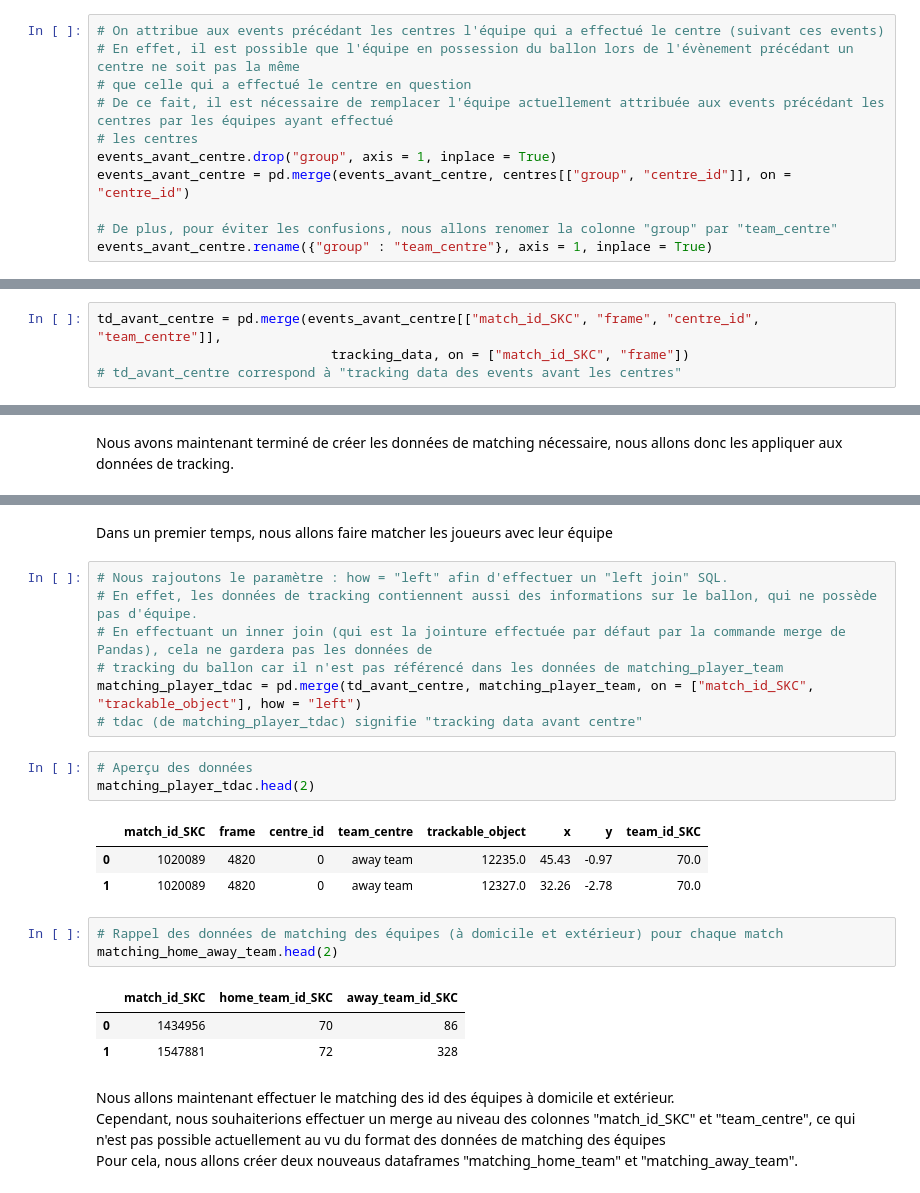
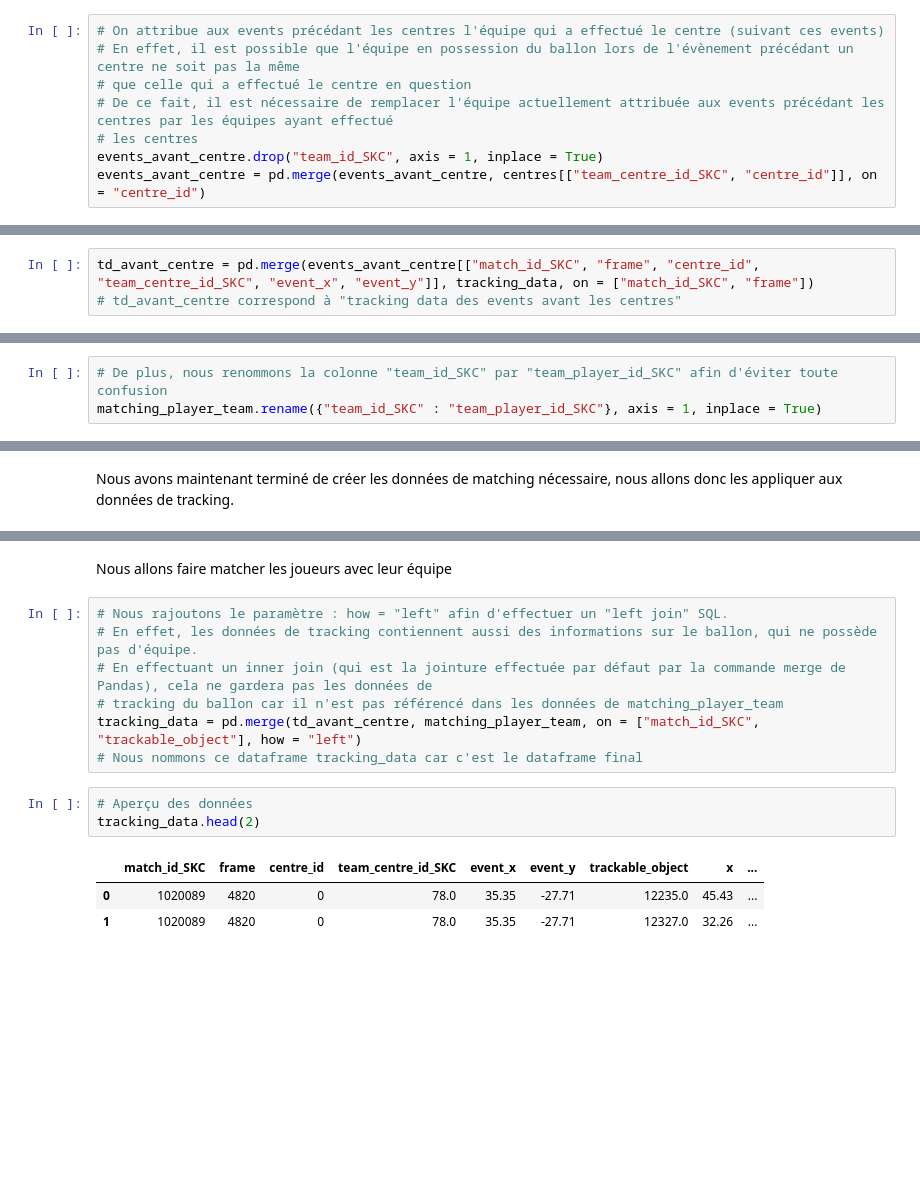
Before and after one commit to Nathan7128/PROJET-4A, a Jupyter notebook: Traitement_donnees/nb_advers_ballon_but/test_nb_advers_ballon_but.ipynb, the cells around one changed output, grey strips where cells are left out. Cells and saved outputs as stored; diff of their text form; blank space fills up the shorter version.

```diff
--- a/Traitement_donnees/nb_advers_ballon_but/test_nb_advers_ballon_but.ipynb
+++ b/Traitement_donnees/nb_advers_ballon_but/test_nb_advers_ballon_but.ipynb
@@ -118,11 +162,8 @@ centres["centre_id"] = range(len(events_avant_centre))
 # que celle qui a effectué le centre en question
 # De ce fait, il est nécessaire de remplacer l'équipe actuellement attribuée aux events précédant les centres par les équipes ayant effectué
 # les centres
-events_avant_centre.drop("group", axis = 1, inplace = True)
-events_avant_centre = pd.merge(events_avant_centre, centres[["group", "centre_id"]], on = "centre_id")
-
-# De plus, pour éviter les confusions, nous allons renomer la colonne "group" par "team_centre"
-events_avant_centre.rename({"group" : "team_centre"}, axis = 1, inplace = True)
+events_avant_centre.drop("team_id_SKC", axis = 1, inplace = True)
+events_avant_centre = pd.merge(events_avant_centre, centres[["team_centre_id_SKC", "centre_id"]], on = "centre_id")
 # %%
 # Aperçu des données
 events_avant_centre.head(2)
@@ -157,8 +198,7 @@ Nous allons maintenant fusionner le dataframe des events précédant les centres
 En effet, on souhaite étudier seulement les positions des joueurs sur les events précédant des centres, or le dataframe tracking_data actuel contient les données de toutes les frames disponibles.
 Pour effectuer ce merge, nous allons joindre les deux dataframes par rapport au couple ["match_id_SKC", "frame"] qui identifie de manière unique chaque frame.
 # %%
-td_avant_centre = pd.merge(events_avant_centre[["match_id_SKC", "frame", "centre_id", "team_centre"]],
-                              tracking_data, on = ["match_id_SKC", "frame"])
+td_avant_centre = pd.merge(events_avant_centre[["match_id_SKC", "frame", "centre_id", "team_centre_id_SKC", "event_x", "event_y"]], tracking_data, on = ["match_id_SKC", "frame"])
 # td_avant_centre correspond à "tracking data des events avant les centres"
 # %%
 # Aperçu des données
@@ -362,6 +314,9 @@ matching_player_team.head(2)
 Nous ne souhaitons conserver que les informations qui nous serons utiles pour le matching avec les données de tracking, c'est à dire les colonnes  "match_id_SKC", "trackable_object" et "team_id_SKC".
 # %%
 matching_player_team = matching_player_team[["match_id_SKC", "trackable_object", "team_id_SKC"]]
+# %%
+# De plus, nous renommons la colonne "team_id_SKC" par "team_player_id_SKC" afin d'éviter toute confusion
+matching_player_team.rename({"team_id_SKC" : "team_player_id_SKC"}, axis = 1, inplace = True)
 # %% [markdown]
 ---
 # %% [markdown]
@@ -376,27 +331,16 @@ td_avant_centre.head(2)
 # %% [markdown]
-Dans un premier temps, nous allons faire matcher les joueurs avec leur équipe
+Nous allons faire matcher les joueurs avec leur équipe
 # %%
 # Nous rajoutons le paramètre : how = "left" afin d'effectuer un "left join" SQL.
 # En effet, les données de tracking contiennent aussi des informations sur le ballon, qui ne possède pas d'équipe.
 # En effectuant un inner join (qui est la jointure effectuée par défaut par la commande merge de Pandas), cela ne gardera pas les données de
 # tracking du ballon car il n'est pas référencé dans les données de matching_player_team
-matching_player_tdac = pd.merge(td_avant_centre, matching_player_team, on = ["match_id_SKC", "trackable_object"], how = "left")
-# tdac (de matching_player_tdac) signifie "tracking data avant centre"
+tracking_data = pd.merge(td_avant_centre, matching_player_team, on = ["match_id_SKC", "trackable_object"], how = "left")
+# Nous nommons ce dataframe tracking_data car c'est le dataframe final
 # %%
 # Aperçu des données
-matching_player_tdac.head(2)
+tracking_data.head(2)
 # %% [output]
-|  | match_id_SKC | frame | centre_id | team_centre | trackable_object | x | y | team_id_SKC |
-| 0 | 1020089 | 4820 | 0 | away team | 12235.0 | 45.43 | -0.97 | 70.0 |
-| 1 | 1020089 | 4820 | 0 | away team | 12327.0 | 32.26 | -2.78 | 70.0 |
+|  | match_id_SKC | frame | centre_id | team_centre_id_SKC | event_x | event_y | trackable_object | x | ... |
+| 0 | 1020089 | 4820 | 0 | 78.0 | 35.35 | -27.71 | 12235.0 | 45.43 | ... |
+| 1 | 1020089 | 4820 | 0 | 78.0 | 35.35 | -27.71 | 12327.0 | 32.26 | ... |
-# %%
-# Rappel des données de matching des équipes (à domicile et extérieur) pour chaque match
-matching_home_away_team.head(2)
-# %% [output]
-|  | match_id_SKC | home_team_id_SKC | away_team_id_SKC |
-| 0 | 1434956 | 70 | 86 |
-| 1 | 1547881 | 72 | 328 |
-# %% [markdown]
-Nous allons maintenant effectuer le matching des id des équipes à domicile et extérieur.
-Cependant, nous souhaiterions effectuer un merge au niveau des colonnes "match_id_SKC" et "team_centre", ce qui n'est pas possible actuellement au vu du format des données de matching des équipes
-Pour cela, nous allons créer deux nouveaus dataframes "matching_home_team" et "matching_away_team".
```
Also changed, not shown: parts of 57 cells of this notebook, 8 other files.
